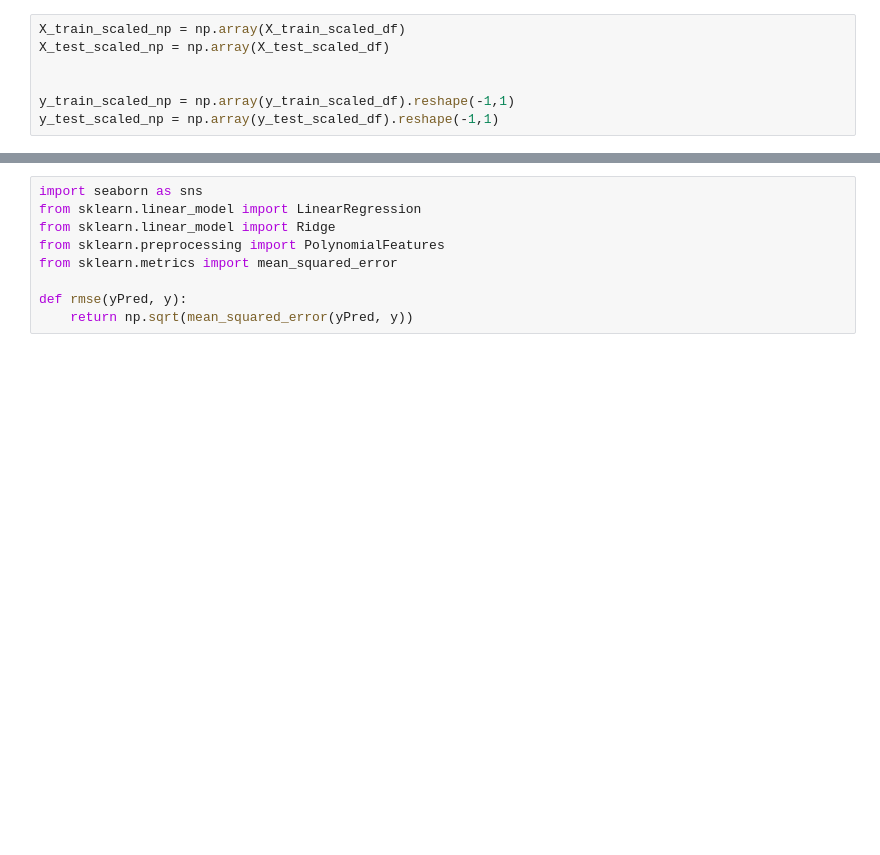
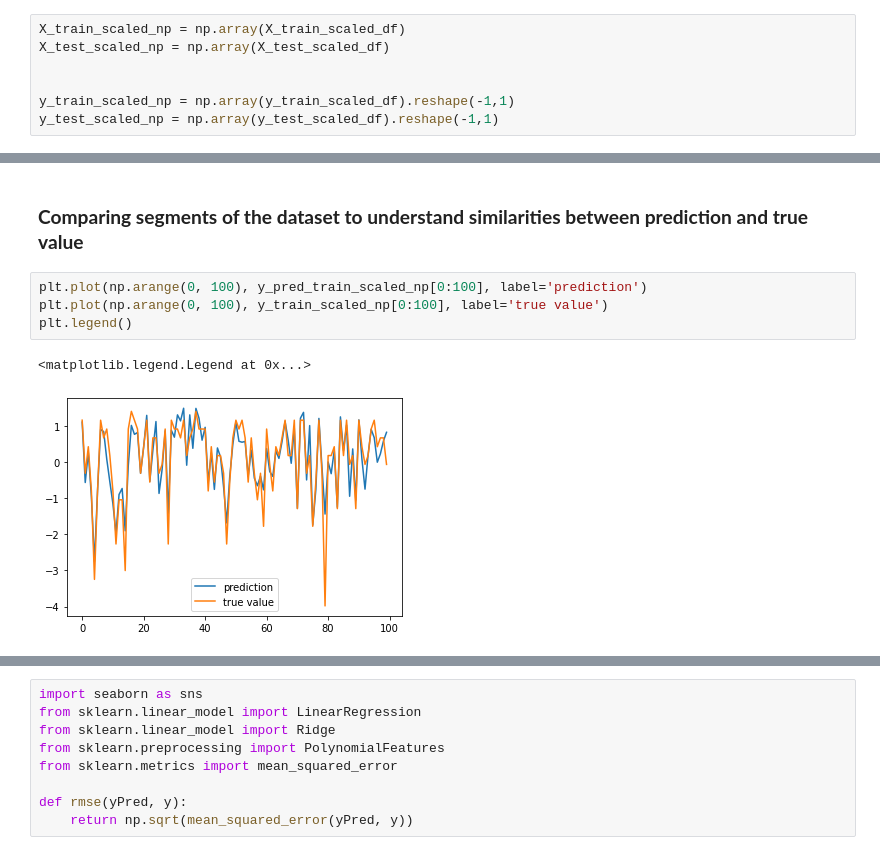
Before and after one commit to armandordorica/APS1070_A4_Linear_Regression_Gradient_Descent, a Jupyter notebook: Project_4.ipynb, the cells around one changed output, grey strips where cells are left out. Drawn from its saved outputs; the diff is of its cells as text; blank space fills up the shorter version.

```diff
--- a/Project_4.ipynb
+++ b/Project_4.ipynb
@@ -227,0 +265,9 @@ plt.plot(y_pred)
+# %% [markdown]
+### **Comparing segments of the dataset to understand similarities between prediction and true value**
+# %%
+plt.plot(np.arange(0, 100), y_pred_train_scaled_np[0:100], label='prediction')
+plt.plot(np.arange(0, 100), y_train_scaled_np[0:100], label='true value')
+plt.legend()
+# %% [output]
+<matplotlib.legend.Legend at 0x...>
+[figure, added]
```
Also changed, not shown: parts of 57 cells of this notebook.
